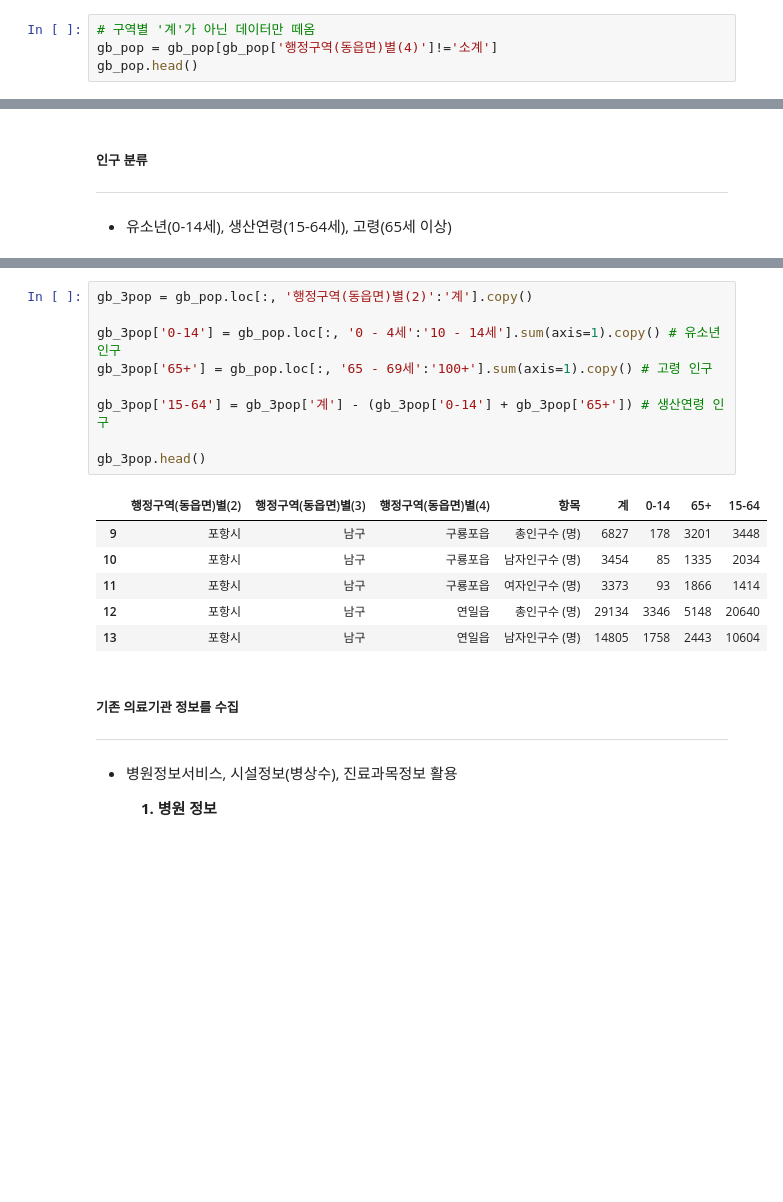
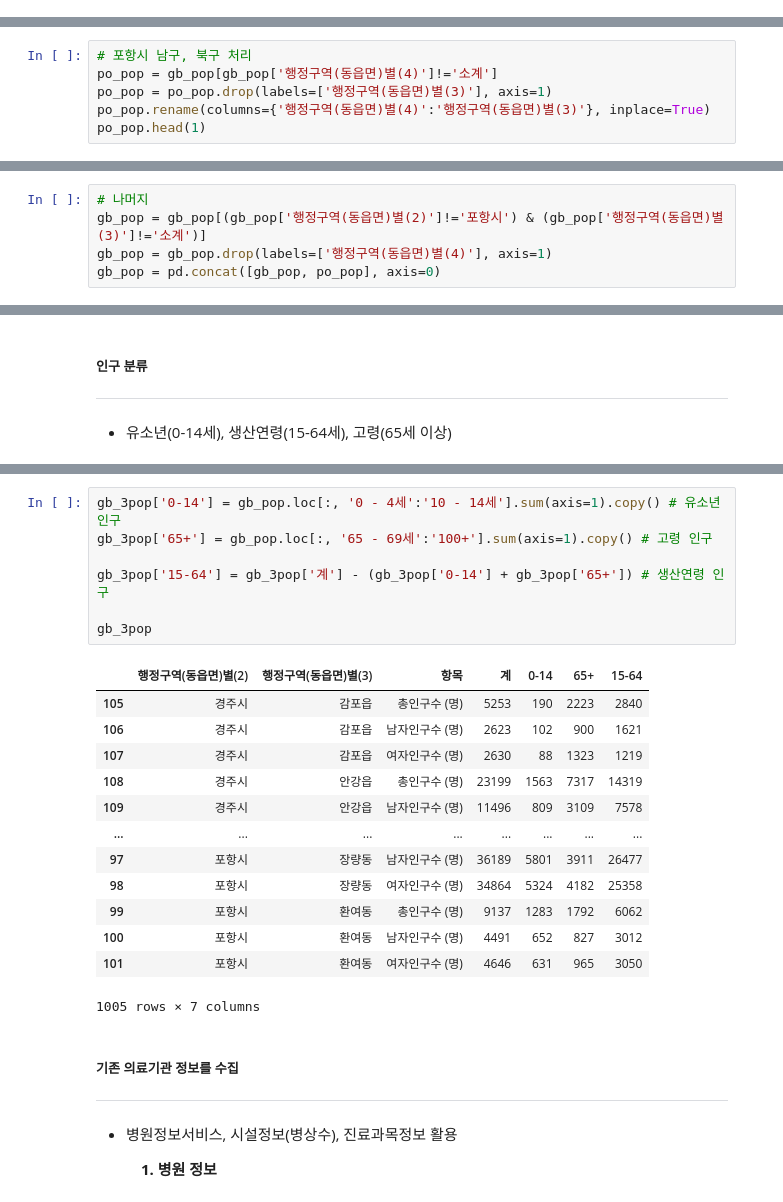
Before and after one commit to crpAsian/works, a Jupyter notebook: gb_cals/gb_cals.ipynb, the cells around one changed output, grey strips where cells are left out. Drawn from its saved outputs; the diff is of its cells as text; blank space fills up the shorter version.

```diff
--- a/gb_cals.ipynb
+++ b/gb_cals/gb_cals.ipynb
@@ -17,7 +18,3 @@ gb_pop.head()
 | 2 | 소계 | 소계 | 소계 | 여자인구수 (명) | 1264026 | 28960 | 44874 | 52363 | 102226 | ... |
 | 3 | 포항시 | 소계 | 소계 | 총인구수 (명) | 493033 | 12069 | 20091 | 23741 | 39718 | ... |
 | 4 | 포항시 | 소계 | 소계 | 남자인구수 (명) | 250242 | 6216 | 10486 | 12352 | 19345 | ... |
-# %%
-# 구역별 '계'가 아닌 데이터만 떼옴
-gb_pop = gb_pop[gb_pop['행정구역(동읍면)별(4)']!='소계']
-gb_pop.head()
@@ -30,0 +21,6 @@ gb_pop.head()
+# %%
+# 포항시 남구, 북구 처리
+po_pop = gb_pop[gb_pop['행정구역(동읍면)별(4)']!='소계']
+po_pop = po_pop.drop(labels=['행정구역(동읍면)별(3)'], axis=1)
+po_pop.rename(columns={'행정구역(동읍면)별(4)':'행정구역(동읍면)별(3)'}, inplace=True)
+po_pop.head(1)
@@ -30,0 +30,5 @@ gb_pop.head()
+# %%
+# 나머지
+gb_pop = gb_pop[(gb_pop['행정구역(동읍면)별(2)']!='포항시') & (gb_pop['행정구역(동읍면)별(3)']!='소계')]
+gb_pop = gb_pop.drop(labels=['행정구역(동읍면)별(4)'], axis=1)
+gb_pop = pd.concat([gb_pop, po_pop], axis=0)
@@ -35,19 +72,24 @@ gb_pop.head()
 # %%
-gb_3pop = gb_pop.loc[:, '행정구역(동읍면)별(2)':'계'].copy()
-
 gb_3pop['0-14'] = gb_pop.loc[:, '0 - 4세':'10 - 14세'].sum(axis=1).copy() # 유소년 인구
 gb_3pop['65+'] = gb_pop.loc[:, '65 - 69세':'100+'].sum(axis=1).copy() # 고령 인구
 
 gb_3pop['15-64'] = gb_3pop['계'] - (gb_3pop['0-14'] + gb_3pop['65+']) # 생산연령 인구
 
-gb_3pop.head()
+gb_3pop
 # %% [output]
-|  | 행정구역(동읍면)별(2) | 행정구역(동읍면)별(3) | 행정구역(동읍면)별(4) | 항목 | 계 | 0-14 | 65+ | 15-64 |
-| 9 | 포항시 | 남구 | 구룡포읍 | 총인구수 (명) | 6827 | 178 | 3201 | 3448 |
-| 10 | 포항시 | 남구 | 구룡포읍 | 남자인구수 (명) | 3454 | 85 | 1335 | 2034 |
-| 11 | 포항시 | 남구 | 구룡포읍 | 여자인구수 (명) | 3373 | 93 | 1866 | 1414 |
-| 12 | 포항시 | 남구 | 연일읍 | 총인구수 (명) | 29134 | 3346 | 5148 | 20640 |
-| 13 | 포항시 | 남구 | 연일읍 | 남자인구수 (명) | 14805 | 1758 | 2443 | 10604 |
+|  | 행정구역(동읍면)별(2) | 행정구역(동읍면)별(3) | 항목 | 계 | 0-14 | 65+ | 15-64 |
+| 105 | 경주시 | 감포읍 | 총인구수 (명) | 5253 | 190 | 2223 | 2840 |
+| 106 | 경주시 | 감포읍 | 남자인구수 (명) | 2623 | 102 | 900 | 1621 |
+| 107 | 경주시 | 감포읍 | 여자인구수 (명) | 2630 | 88 | 1323 | 1219 |
+| 108 | 경주시 | 안강읍 | 총인구수 (명) | 23199 | 1563 | 7317 | 14319 |
+| 109 | 경주시 | 안강읍 | 남자인구수 (명) | 11496 | 809 | 3109 | 7578 |
+| ... | ... | ... | ... | ... | ... | ... | ... |
+| 97 | 포항시 | 장량동 | 남자인구수 (명) | 36189 | 5801 | 3911 | 26477 |
+| 98 | 포항시 | 장량동 | 여자인구수 (명) | 34864 | 5324 | 4182 | 25358 |
+| 99 | 포항시 | 환여동 | 총인구수 (명) | 9137 | 1283 | 1792 | 6062 |
+| 100 | 포항시 | 환여동 | 남자인구수 (명) | 4491 | 652 | 827 | 3012 |
+| 101 | 포항시 | 환여동 | 여자인구수 (명) | 4646 | 631 | 965 | 3050 |
+1005 rows × 7 columns
 # %% [markdown]
 ##### 기존 의료기관 정보를 수집
 ---
```
Also changed, not shown: parts of 44 cells of this notebook, 12 other files.
